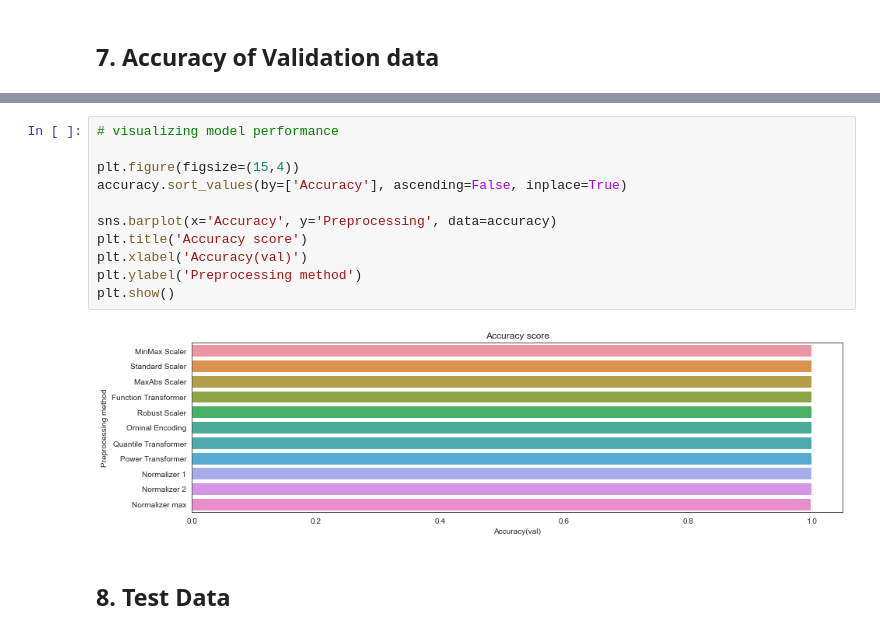
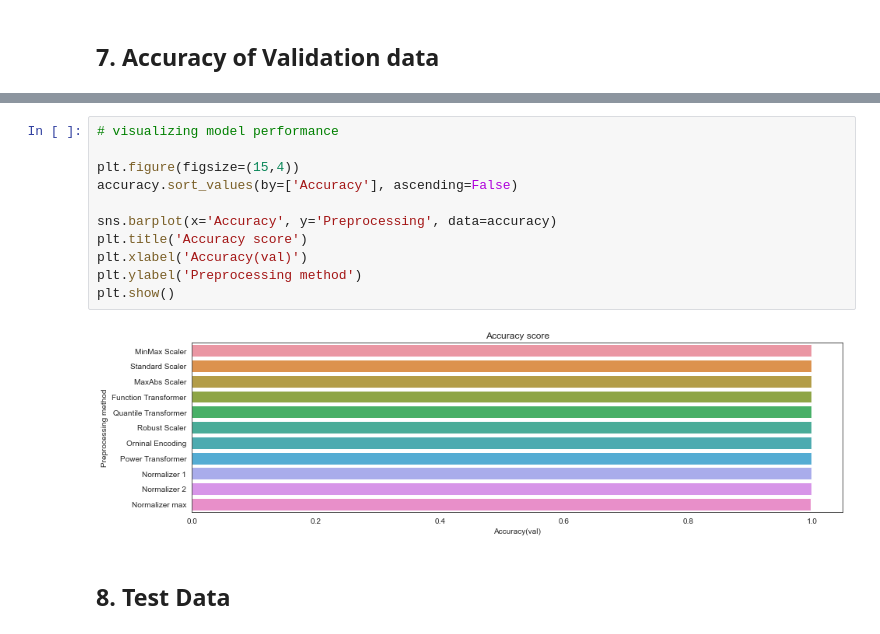
Before and after one commit to Preranapagar/ML_Projects, a Jupyter notebook: Project/Credit Card Fraud Detection/fraud_detection_2023.ipynb, the cells around one changed output, grey strips where cells are left out. Saved outputs shown, nothing was run; the diff lists cells and outputs as text.

```diff
--- a/Project/Credit Card Fraud Detection/fraud_detection_2023.ipynb
+++ b/Project/Credit Card Fraud Detection/fraud_detection_2023.ipynb
@@ -472,16 +472,16 @@ accuracy.sort_values(by=['Accuracy'], ascending=False)
 # %%
 # visualizing model performance
 
 plt.figure(figsize=(15,4))
-accuracy.sort_values(by=['Accuracy'], ascending=False, inplace=True)
+accuracy.sort_values(by=['Accuracy'], ascending=False)
 
 sns.barplot(x='Accuracy', y='Preprocessing', data=accuracy)
 plt.title('Accuracy score')
 plt.xlabel('Accuracy(val)')
 plt.ylabel('Preprocessing method')
 plt.show()
 # %% [output]
-[figure, old version]
+[figure, new version]
 # %% [markdown]
 ## 8. Test Data
 # %%
```
Also changed, not shown: parts of 7 cells of this notebook.
